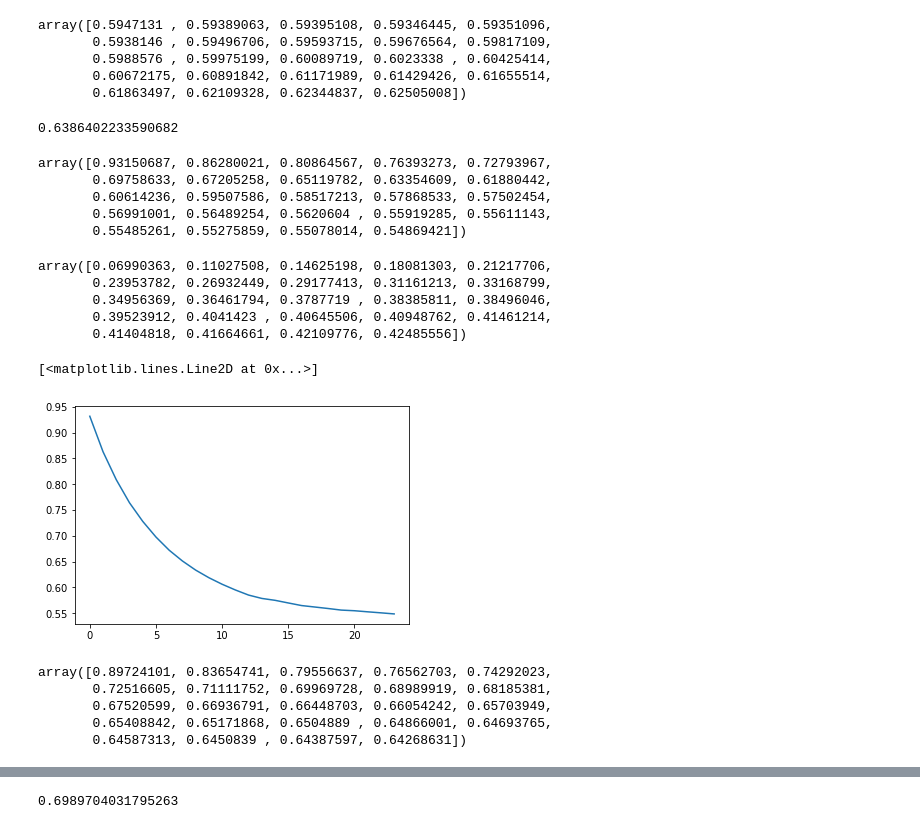
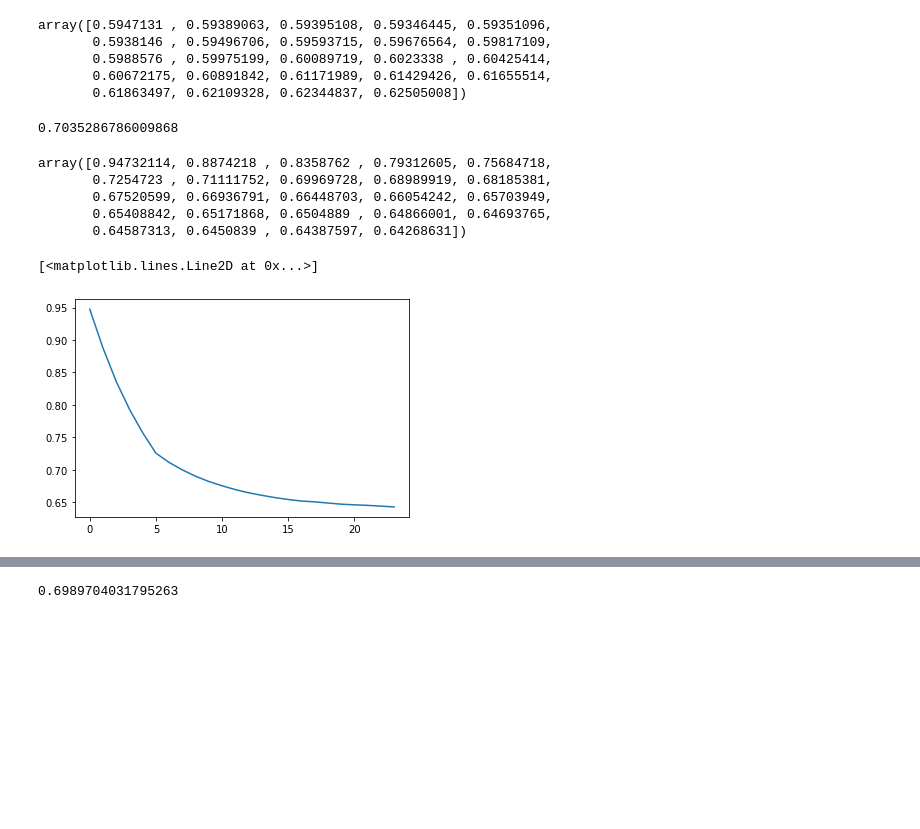
Before and after one commit to jmathur25/climatehack, a Jupyter notebook: optical_flow_multiforecast_raft.ipynb, the cells around one changed output, grey strips where cells are left out. Saved outputs shown, nothing was run; the diff lists cells and outputs as text; code cells hidden in the pictures; blank space fills up the shorter version.

```diff
--- a/optical_flow_multiforecast_raft.ipynb
+++ b/optical_flow_multiforecast_raft.ipynb
@@ -152,11 +153,3 @@ def preprocess(x):
     # add a batch dimension
     x = np.expand_dims(x, axis=0)
     return torch.Tensor(x).float().to(DEVICE)
-# %%
-pers_scores = []
-for i in tqdm.tqdm(range(LOOKS)):
-    x, y = ds[indices[i]]
-    preds = x[-1:,32:96,32:96]
-    preds = np.tile(preds, (y.shape[0], 1, 1))
-    score = get_mssim(preds, y, average=False)
-    pers_scores.append(score)
@@ -257,20 +177,3 @@ array([0.5947131 , 0.59389063, 0.59395108, 0.59346445, 0.59351096,
        0.5988576 , 0.59975199, 0.60089719, 0.6023338 , 0.60425414,
        0.60672175, 0.60891842, 0.61171989, 0.61429426, 0.61655514,
        0.61863497, 0.62109328, 0.62344837, 0.62505008])
-# %%
-# vanilla
-vanilla_optical_flow_scores = []
-for i in tqdm.tqdm(range(LOOKS)):
-    x, y = ds[indices[i]]
-    prev = preprocess(x[-2])
-    cur = preprocess(x[-1])
-    with torch.no_grad():
-        _, flow = model(prev, cur, iters=20, test_mode=True)
-    flow = np.squeeze(flow.cpu().numpy().transpose(0, 2, 3, 1))
-    cur = x[-1].astype(np.float32)
-    preds = np.zeros(y.shape, dtype=np.float32)
-    for j in range(24):
-        cur = warp_flow(cur, flow)
-        preds[j] = cur[32:96,32:96]
-    score = get_mssim(preds, y, average=False)
-    vanilla_optical_flow_scores.append(score)
@@ -277,30 +231,21 @@ for i in tqdm.tqdm(range(LOOKS)):
 # %%
-vanilla_optical_flow_scores = np.array(vanilla_optical_flow_scores)
-vanilla_step_means = np.mean(vanilla_optical_flow_scores, axis=0)
-vanilla_step_stds = np.std(vanilla_optical_flow_scores, axis=0)
+combined_optical_flow_scores = np.array(combined_optical_flow_scores)
+combined_step_means = np.mean(combined_optical_flow_scores, axis=0)
+combined_step_stds = np.std(combined_optical_flow_scores, axis=0)
 # %%
-np.mean(vanilla_optical_flow_scores)
+np.mean(combined_optical_flow_scores)
 # %% [output]
-0.6386402233590682
+0.7035286786009868
-# %%
-vanilla_step_means
-# %% [output]
-array([0.93150687, 0.86280021, 0.80864567, 0.76393273, 0.72793967,
-       0.69758633, 0.67205258, 0.65119782, 0.63354609, 0.61880442,
-       0.60614236, 0.59507586, 0.58517213, 0.57868533, 0.57502454,
-       0.56991001, 0.56489254, 0.5620604 , 0.55919285, 0.55611143,
-       0.55485261, 0.55275859, 0.55078014, 0.54869421])
-# %%
-# variance
-vanilla_step_stds / vanilla_step_means
-# %% [output]
-array([0.06990363, 0.11027508, 0.14625198, 0.18081303, 0.21217706,
-       0.23953782, 0.26932449, 0.29177413, 0.31161213, 0.33168799,
-       0.34956369, 0.36461794, 0.3787719 , 0.38385811, 0.38496046,
-       0.39523912, 0.4041423 , 0.40645506, 0.40948762, 0.41461214,
-       0.41404818, 0.41664661, 0.42109776, 0.42485556])
+# %%
+combined_step_means
+# %% [output]
+array([0.94732114, 0.8874218 , 0.8358762 , 0.79312605, 0.75684718,
+       0.7254723 , 0.71111752, 0.69969728, 0.68989919, 0.68185381,
+       0.67520599, 0.66936791, 0.66448703, 0.66054242, 0.65703949,
+       0.65408842, 0.65171868, 0.6504889 , 0.64866001, 0.64693765,
+       0.64587313, 0.6450839 , 0.64387597, 0.64268631])
 # %%
-plt.plot(range(24), vanilla_step_means)
+plt.plot(range(24), combined_step_means)
 # %% [output]
 [<matplotlib.lines.Line2D at 0x...>]
-[figure, old version]
+[figure, new version]
@@ -340,8 +251,0 @@ classical_step_stds = np.std(classical_optical_flow_scores, axis=0)
-# %%
-classical_step_means
-# %% [output]
-array([0.89724101, 0.83654741, 0.79556637, 0.76562703, 0.74292023,
-       0.72516605, 0.71111752, 0.69969728, 0.68989919, 0.68185381,
-       0.67520599, 0.66936791, 0.66448703, 0.66054242, 0.65703949,
-       0.65408842, 0.65171868, 0.6504889 , 0.64866001, 0.64693765,
-       0.64587313, 0.6450839 , 0.64387597, 0.64268631])
```
Also changed, not shown: parts of 32 cells of this notebook, 3 other files.
